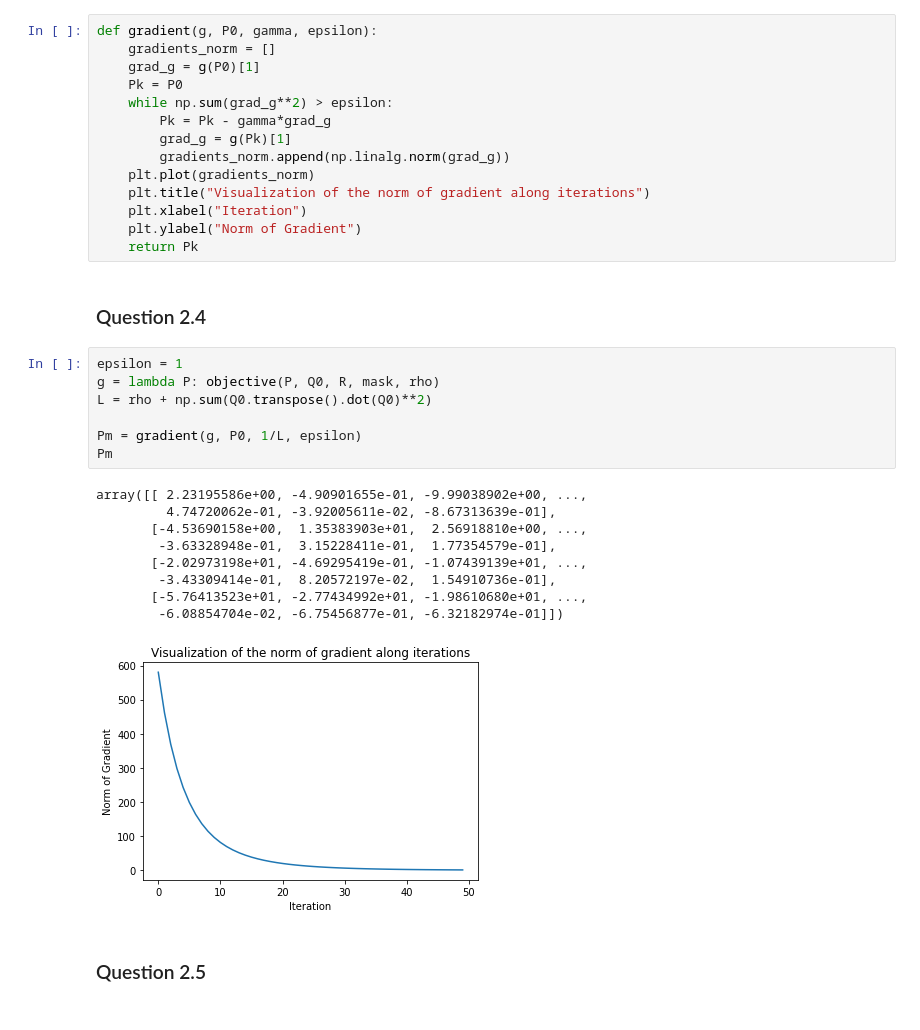
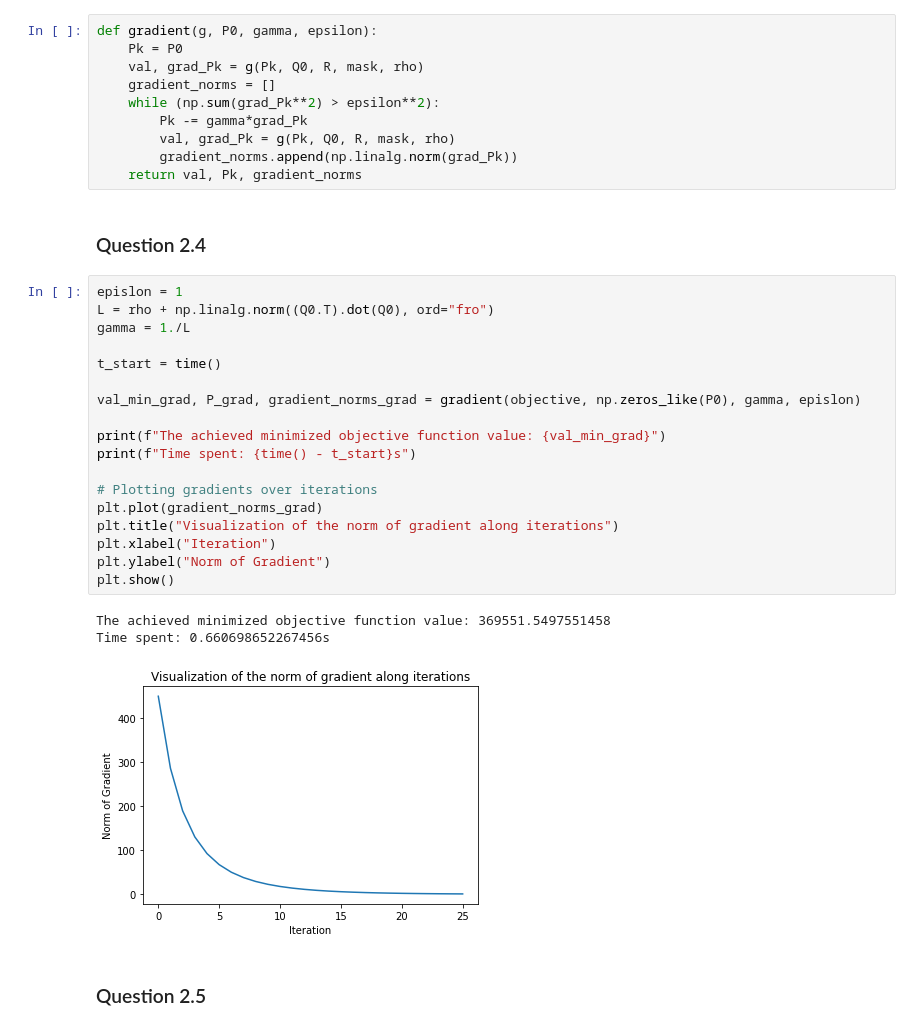
Before and after one commit to daniel-deutsch/SD-TSIA211, a Jupyter notebook: main.ipynb, the cells around one changed output. Saved outputs shown, nothing was run; the diff lists cells and outputs as text.

```diff
--- a/main.ipynb
+++ b/main.ipynb
@@ -84,36 +122,37 @@ The error of the obtained gradient is: 1.155824481743076
 ### Question 2.3
 # %%
 def gradient(g, P0, gamma, epsilon):
-    gradients_norm = []
-    grad_g = g(P0)[1]
     Pk = P0
-    while np.sum(grad_g**2) > epsilon:
-        Pk = Pk - gamma*grad_g
-        grad_g = g(Pk)[1]
-        gradients_norm.append(np.linalg.norm(grad_g))
-    plt.plot(gradients_norm)
-    plt.title("Visualization of the norm of gradient along iterations")
-    plt.xlabel("Iteration")
-    plt.ylabel("Norm of Gradient")
-    return Pk
+    val, grad_Pk = g(Pk, Q0, R, mask, rho)
+    gradient_norms = []
+    while (np.sum(grad_Pk**2) > epsilon**2):
+        Pk -= gamma*grad_Pk
+        val, grad_Pk = g(Pk, Q0, R, mask, rho)
+        gradient_norms.append(np.linalg.norm(grad_Pk))
+    return val, Pk, gradient_norms
 # %% [markdown]
 ### Question 2.4
-# %%
-epsilon = 1
-g = lambda P: objective(P, Q0, R, mask, rho)
-L = rho + np.sum(Q0.transpose().dot(Q0)**2)
-
-Pm = gradient(g, P0, 1/L, epsilon)
-Pm
-# %% [output]
-array([[ 2.23195586e+00, -4.90901655e-01, -9.99038902e+00, ...,
-         4.74720062e-01, -3.92005611e-02, -8.67313639e-01],
-       [-4.53690158e+00,  1.35383903e+01,  2.56918810e+00, ...,
-        -3.63328948e-01,  3.15228411e-01,  1.77354579e-01],
-       [-2.02973198e+01, -4.69295419e-01, -1.07439139e+01, ...,
-        -3.43309414e-01,  8.20572197e-02,  1.54910736e-01],
-       [-5.76413523e+01, -2.77434992e+01, -1.98610680e+01, ...,
-        -6.08854704e-02, -6.75456877e-01, -6.32182974e-01]])
-[figure, removed]
+# %%
+epislon = 1
+L = rho + np.linalg.norm((Q0.T).dot(Q0), ord="fro")
+gamma = 1./L
+
+t_start = time()
+
+val_min_grad, P_grad, gradient_norms_grad = gradient(objective, np.zeros_like(P0), gamma, epislon)
+
+print(f"The achieved minimized objective function value: {val_min_grad}")
+print(f"Time spent: {time() - t_start}s")
+
+# Plotting gradients over iterations
+plt.plot(gradient_norms_grad)
+plt.title("Visualization of the norm of gradient along iterations")
+plt.xlabel("Iteration")
+plt.ylabel("Norm of Gradient")
+plt.show()
+# %% [output]
+The achieved minimized objective function value: 369551.5497551458
+Time spent: 0.660698652267456s
+[figure, added]
 # %% [markdown]
 ### Question 2.5
```
Also changed, not shown: parts of 21 cells of this notebook.
